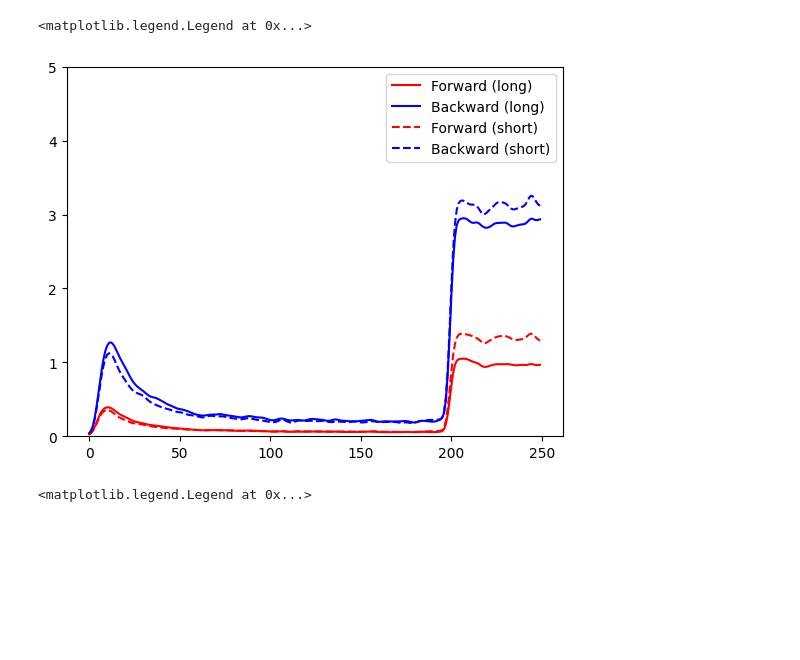
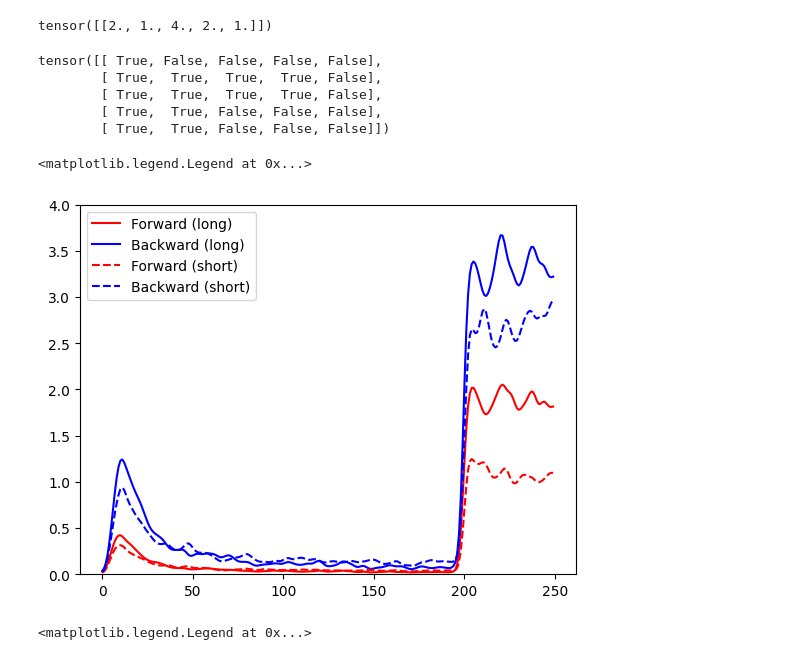
Before and after one commit to leogagnon/latent_control, a Jupyter notebook: notebooks/sandbox.ipynb, the cells around one changed output. Cells and saved outputs as stored; diff of their text form; code cells hidden in the pictures; blank space fills up the shorter version.

```diff
--- a/notebooks/sandbox.ipynb
+++ b/notebooks/sandbox.ipynb
@@ -72,15 +74,23 @@ The autoreload extension is already loaded. To reload it, use:
 # %%
-task_long = MetaLearningTask.from_wandb_id('4k3dbg45')
+task_long = MetaLearningTask.from_wandb_id('vsjj4ow8')
 task_long : MetaLearningTask
 task_long.eval();
-task_short = MetaLearningTask.from_wandb_id('97vf46rd')
+task_short = MetaLearningTask.from_wandb_id('u0ndvu51')
 task_short : MetaLearningTask
 task_short.eval();
 
+for data in [task_long.full_data, task_short.full_data]:
+    data.index_to_latent = jnp.array(data.index_to_latent, device=jax.devices('cpu')[0])
+    data.latent_emissions = jnp.array(data.latent_emissions, device=jax.devices('cpu')[0])
+    data.latent_transmat = jnp.array(data.latent_transmat, device=jax.devices('cpu')[0])
+    data.hmm = CategoricalHMM(
+                num_states=data.cfg.n_states, emission_dim=1, num_classes=data.cfg.n_obs
+            )
+
 data = task_long.full_data
-data.index_to_latent = jnp.array(data.index_to_latent)
-data.latent_emissions = jnp.array(data.latent_emissions)
-data.latent_transmat = jnp.array(data.latent_transmat)
+data.index_to_latent = jnp.array(data.index_to_latent, device=jax.devices('cpu')[0])
+data.latent_emissions = jnp.array(data.latent_emissions, device=jax.devices('cpu')[0])
+data.latent_transmat = jnp.array(data.latent_transmat, device=jax.devices('cpu')[0])
 data.hmm = CategoricalHMM(
             num_states=data.cfg.n_states, emission_dim=1, num_classes=data.cfg.n_obs
         )
@@ -94,4 +104,4 @@ Loaded checkpoing : epoch=836,step=19250.ckpt
 # %%
-task_long.set_to_checkpoint(step=6000)
-task_short.set_to_checkpoint(step=11000)
+task_long.set_to_checkpoint(step=3000)
+task_short.set_to_checkpoint(step=3000)
 # %% [output]
@@ -133,0 +121,4 @@ b_short = vmap(vmap(rel_entr, (0,0)), (0,0))(jnp.array(preds_short)[:,:-1,:data.
+# %%
+xd = task_long.evaluate_pp(128, 250)
+# %%
+xd_ = task_short.evaluate_pp(128, 250)
@@ -134,10 +127,22 @@ b_short = vmap(vmap(rel_entr, (0,0)), (0,0))(jnp.array(preds_short)[:,:-1,:data.
+# %%
+torch.Tensor(np.random.randint(1,5,5))[None]
+# %% [output]
+tensor([[2., 1., 4., 2., 1.]])
+# %%
+torch.arange(5).tile(5,1) < torch.Tensor(np.random.randint(1,5,5))[:,None]
+# %% [output]
+tensor([[ True, False, False, False, False],
+        [ True,  True,  True,  True, False],
+        [ True,  True,  True,  True, False],
+        [ True,  True, False, False, False],
+        [ True,  True, False, False, False]])
 # %%
-plt.plot(gaussian_filter1d(f_long.mean(0),2), label='Forward (long)', color='red')
-plt.plot(gaussian_filter1d(b_long.mean(0),2), label='Backward (long)', color='blue')
-plt.plot(gaussian_filter1d(f_short.mean(0),2), linestyle='--',label='Forward (short)', color='red')
-plt.plot(gaussian_filter1d(b_short.mean(0),2), linestyle='--', label='Backward (short)', color='blue')
-plt.ylim(0,5)
+plt.plot(gaussian_filter1d(xd['ForwardKL'].mean(0),2), label='Forward (long)', color='red')
+plt.plot(gaussian_filter1d(xd['BackwardKL'].mean(0),2), label='Backward (long)', color='blue')
+plt.plot(gaussian_filter1d(xd_['ForwardKL'].mean(0),2), linestyle='--',label='Forward (short)', color='red')
+plt.plot(gaussian_filter1d(xd_['BackwardKL'].mean(0),2), linestyle='--', label='Backward (short)', color='blue')
+plt.ylim(0,4)
 plt.legend()
 # %% [output]
 <matplotlib.legend.Legend at 0x...>
-[figure, old version]
+[figure, new version]
```
Also changed, not shown: parts of 15 cells of this notebook, 12 other files.
